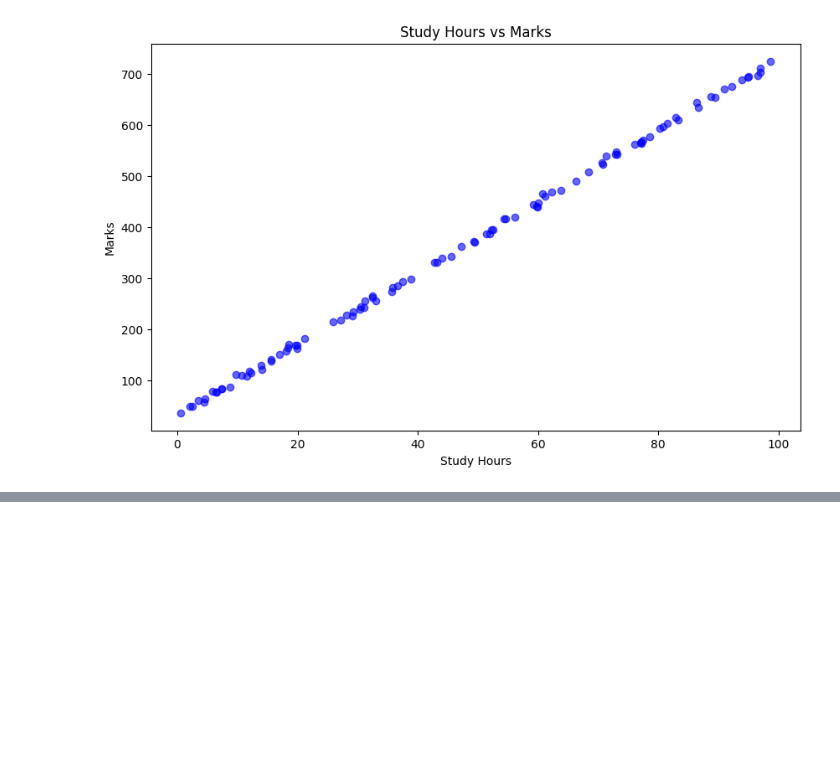
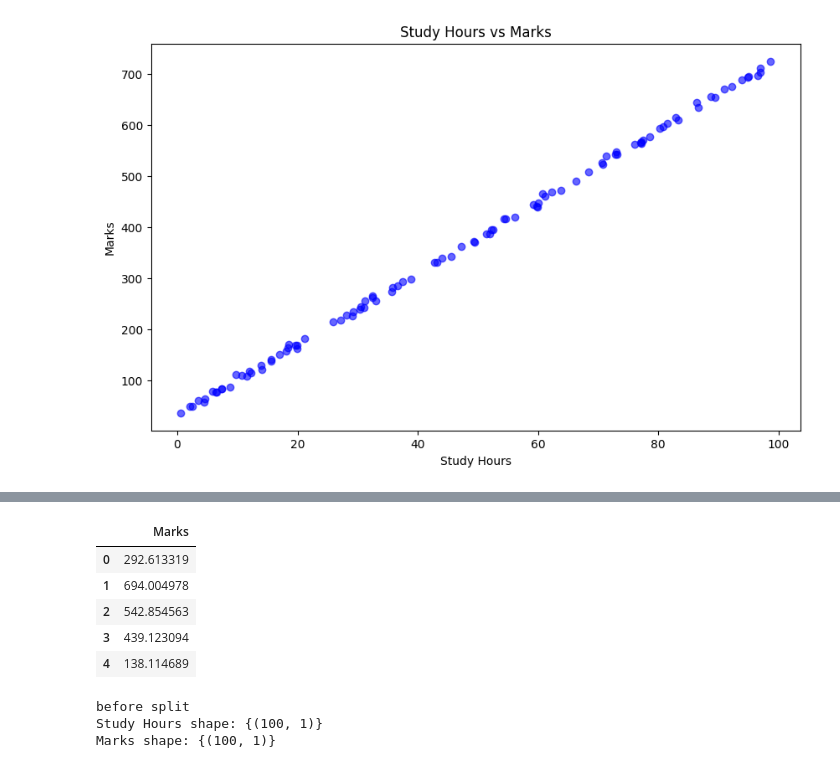
Before and after one commit to jibany95-max/Machinelearning_AI, a Jupyter notebook: Linear_Regressions/linear_regression.ipynb, the cells around one changed output, grey strips where cells are left out. Saved outputs shown, nothing was run; the diff lists cells and outputs as text; code cells hidden in the pictures; blank space fills up the shorter version.

```diff
--- a/Linear_Regressions/linear_regression.ipynb
+++ b/Linear_Regressions/linear_regression.ipynb
@@ -84,0 +97,17 @@ plt.show()
+# %%
+y.head()
+# %% [output]
+|  | Marks |
+| 0 | 292.613319 |
+| 1 | 694.004978 |
+| 2 | 542.854563 |
+| 3 | 439.123094 |
+| 4 | 138.114689 |
+# %%
+print("before split")
+print("Study Hours shape:", {x.shape})
+print("Marks shape:", {y.shape})
+# %% [output]
+before split
+Study Hours shape: {(100, 1)}
+Marks shape: {(100, 1)}
```
Also changed, not shown: parts of 2 cells of this notebook.
